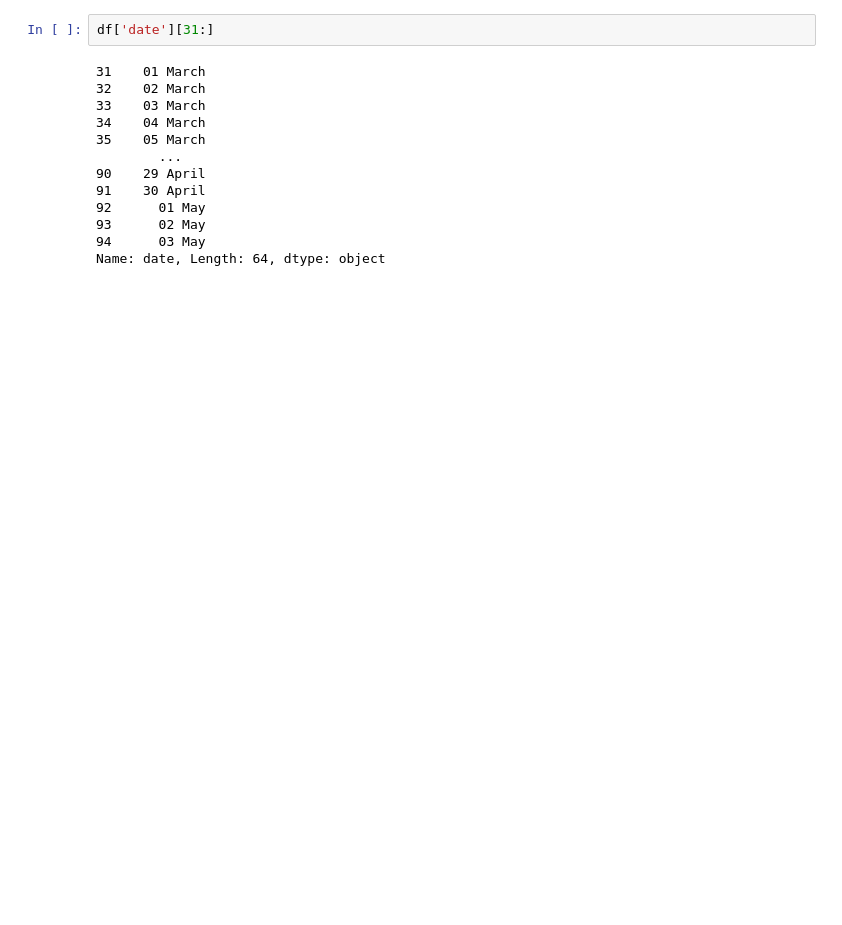
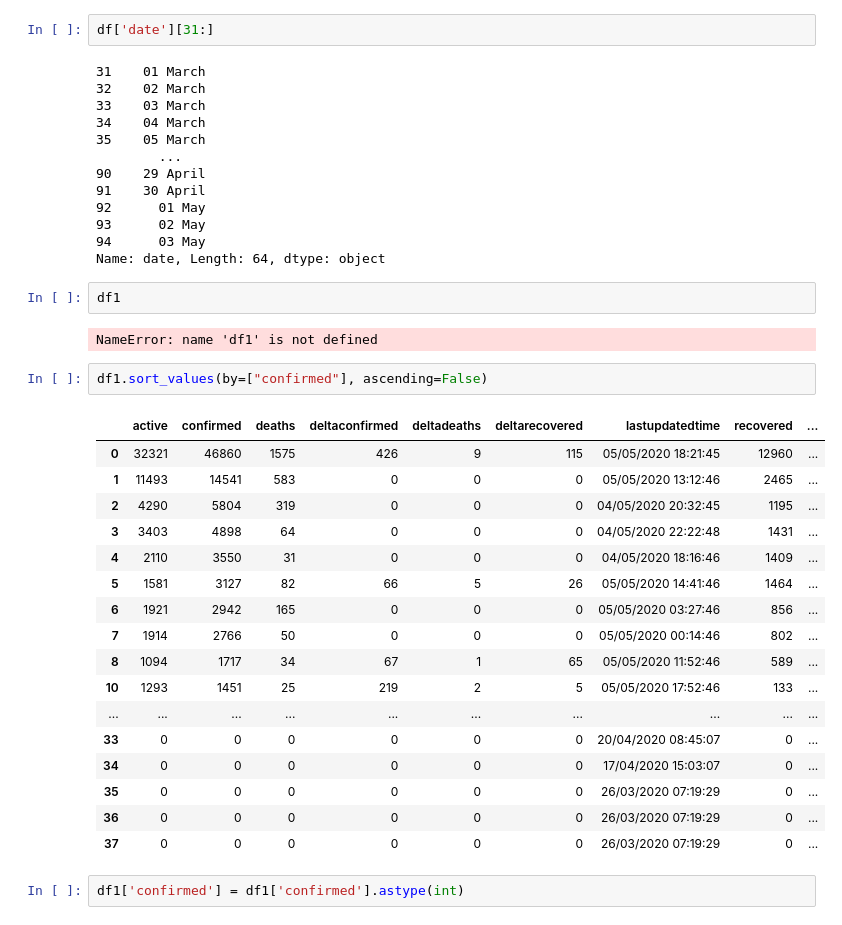
Before and after one commit to aayushgupta97/covid-dash, a Jupyter notebook: Notebooks/api data.ipynb, the cells around one changed output. Cells and saved outputs as stored; diff of their text form; blank space fills up the shorter version.

```diff
--- a/Notebooks/api data.ipynb
+++ b/Notebooks/api data.ipynb
@@ -85,3 +85,29 @@ df['date'][31:]
 93      02 May
 94      03 May
 Name: date, Length: 64, dtype: object
+# %%
+df1
+# %% [output]
+NameError: name 'df1' is not defined
+# %%
+df1.sort_values(by=["confirmed"], ascending=False)
+# %% [output]
+|  | active | confirmed | deaths | deltaconfirmed | deltadeaths | deltarecovered | lastupdatedtime | recovered | ... |
+| 0 | 32321 | 46860 | 1575 | 426 | 9 | 115 | 05/05/2020 18:21:45 | 12960 | ... |
+| 1 | 11493 | 14541 | 583 | 0 | 0 | 0 | 05/05/2020 13:12:46 | 2465 | ... |
+| 2 | 4290 | 5804 | 319 | 0 | 0 | 0 | 04/05/2020 20:32:45 | 1195 | ... |
+| 3 | 3403 | 4898 | 64 | 0 | 0 | 0 | 04/05/2020 22:22:48 | 1431 | ... |
+| 4 | 2110 | 3550 | 31 | 0 | 0 | 0 | 04/05/2020 18:16:46 | 1409 | ... |
+| 5 | 1581 | 3127 | 82 | 66 | 5 | 26 | 05/05/2020 14:41:46 | 1464 | ... |
+| 6 | 1921 | 2942 | 165 | 0 | 0 | 0 | 05/05/2020 03:27:46 | 856 | ... |
+| 7 | 1914 | 2766 | 50 | 0 | 0 | 0 | 05/05/2020 00:14:46 | 802 | ... |
+| 8 | 1094 | 1717 | 34 | 67 | 1 | 65 | 05/05/2020 11:52:46 | 589 | ... |
+| 10 | 1293 | 1451 | 25 | 219 | 2 | 5 | 05/05/2020 17:52:46 | 133 | ... |
+| ... | ... | ... | ... | ... | ... | ... | ... | ... | ... |
+| 33 | 0 | 0 | 0 | 0 | 0 | 0 | 20/04/2020 08:45:07 | 0 | ... |
+| 34 | 0 | 0 | 0 | 0 | 0 | 0 | 17/04/2020 15:03:07 | 0 | ... |
+| 35 | 0 | 0 | 0 | 0 | 0 | 0 | 26/03/2020 07:19:29 | 0 | ... |
+| 36 | 0 | 0 | 0 | 0 | 0 | 0 | 26/03/2020 07:19:29 | 0 | ... |
+| 37 | 0 | 0 | 0 | 0 | 0 | 0 | 26/03/2020 07:19:29 | 0 | ... |
+# %%
+df1['confirmed'] = df1['confirmed'].astype(int)
```
Also changed, not shown: parts of 1 cell of this notebook, 14 other files.
